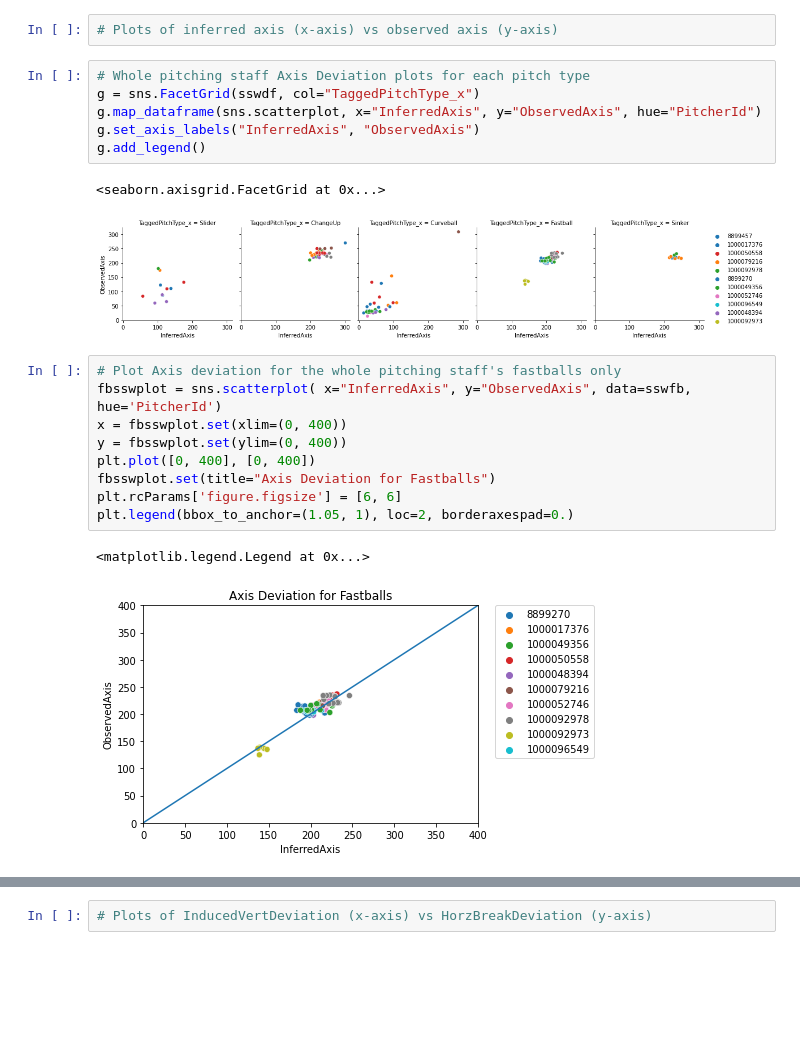
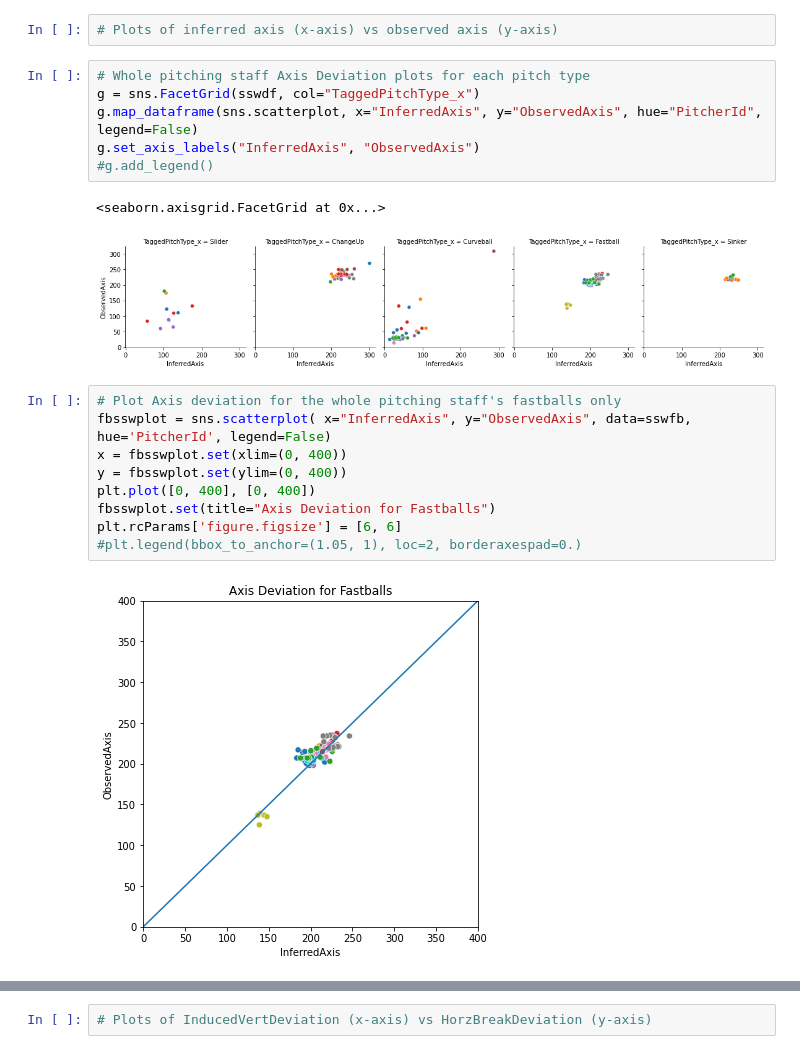
Before and after one commit to joeymylott/WakeForestBiomechanicsAndAnalytics, a Jupyter notebook: SSW Surfing (no names).ipynb, the cells around one changed output, grey strips where cells are left out. Saved outputs shown, nothing was run; the diff lists cells and outputs as text; blank space fills up the shorter version.

```diff
--- a/SSW Surfing (no names).ipynb
+++ b/SSW Surfing (no names).ipynb
@@ -402,23 +402,22 @@ sswdf.groupby('PitcherId')['AbsValAxisDeviation', 'SpinEff_x', 'Gyro'].mean().ro
 # %%
 # Whole pitching staff Axis Deviation plots for each pitch type
 g = sns.FacetGrid(sswdf, col="TaggedPitchType_x")
-g.map_dataframe(sns.scatterplot, x="InferredAxis", y="ObservedAxis", hue="PitcherId")
+g.map_dataframe(sns.scatterplot, x="InferredAxis", y="ObservedAxis", hue="PitcherId", legend=False)
 g.set_axis_labels("InferredAxis", "ObservedAxis")
-g.add_legend()
+#g.add_legend()
 # %% [output]
 <seaborn.axisgrid.FacetGrid at 0x...>
-[figure, old version]
+[figure, new version]
 # %%
 # Plot Axis deviation for the whole pitching staff's fastballs only
-fbsswplot = sns.scatterplot( x="InferredAxis", y="ObservedAxis", data=sswfb, hue='PitcherId')
+fbsswplot = sns.scatterplot( x="InferredAxis", y="ObservedAxis", data=sswfb, hue='PitcherId', legend=False)
 x = fbsswplot.set(xlim=(0, 400))
 y = fbsswplot.set(ylim=(0, 400))
 plt.plot([0, 400], [0, 400])
 fbsswplot.set(title="Axis Deviation for Fastballs")
 plt.rcParams['figure.figsize'] = [6, 6]
-plt.legend(bbox_to_anchor=(1.05, 1), loc=2, borderaxespad=0.)
+#plt.legend(bbox_to_anchor=(1.05, 1), loc=2, borderaxespad=0.)
 # %% [output]
-<matplotlib.legend.Legend at 0x...>
-[figure, old version]
+[figure, new version]
 # %%
 # Plot Axis deviation for the whole pitching staff's sinkers only
```
Also changed, not shown: parts of 14 cells of this notebook.
